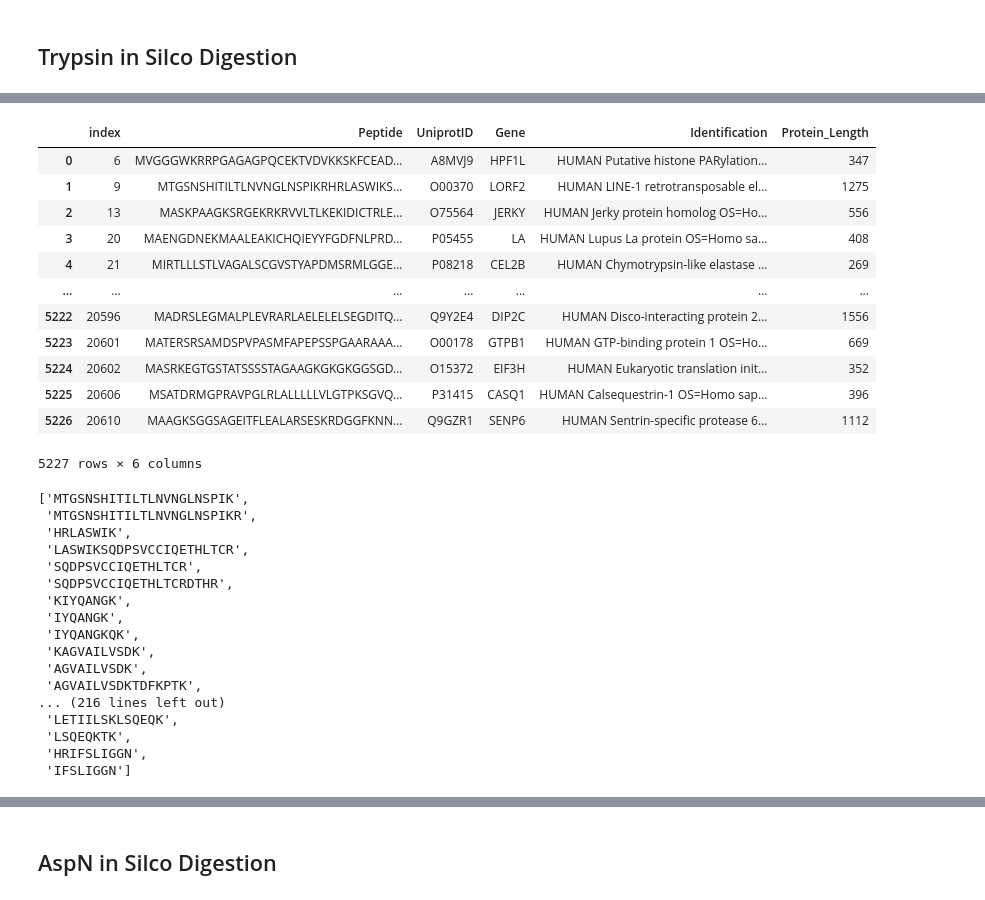
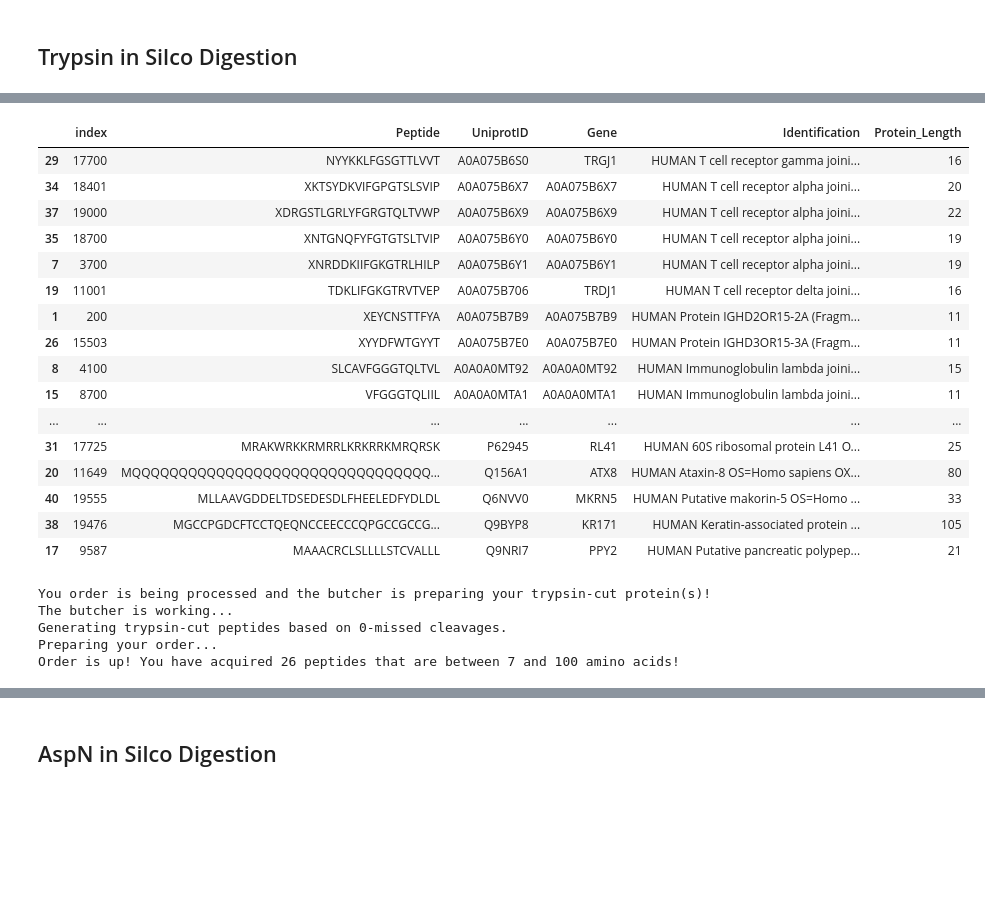
Before and after one commit to TTCooper-PhD/Limited_Proteolysis_Hive, a Jupyter notebook: HeLa/Unfractioned_Tryp_AspN_GluC/HeLa_1vs18hr_Shotgun.ipynb, the cells around one changed output, grey strips where cells are left out. Drawn from its saved outputs; the diff is of its cells as text; code cells hidden in the pictures; blank space fills up the shorter version.

```diff
--- a/HeLa/Unfractioned_Tryp_AspN_GluC/HeLa_1vs18hr_Shotgun.ipynb
+++ b/HeLa/Unfractioned_Tryp_AspN_GluC/HeLa_1vs18hr_Shotgun.ipynb
@@ -34 +38,3 @@ Here ya go boss!
+# %%
+Menu.drop(Menu.columns[0], axis=1, inplace=True)
 # %%
@@ -69,7 +64,7 @@ enzyme="trypsin"
 Tryp_Peptides=[]
 for site in missed_sites:
     x=f"Tryp_{site}_dig"
-    z=Chef.ButcherShop(Menu,target="Peptide",identifier="Gene", rule=enzyme,min_charge=1.55,missed=site,exception=None,min_length=7,max_length=100)
+    z=Chef.ButcherShop(Menu,target="Peptide",identifier="UniprotID", rule=enzyme,min_charge=1.55,missed=site,exception=None,min_length=7,max_length=100)
     globals()[str(x)]=Chef.Deli(z,meat_package=True)
     Tryp_Peptides.append(globals()[str(x)])
 # %% [output]
@@ -104,0 +107,2 @@ Tryp_0_dig.head()
+# %%
+Tryp_Peptides[0]["peptide"]=Tryp_Peptides[0]["peptide"].apply(",".join)
@@ -105,6 +125,14 @@ Tryp_0_dig.head()
 # %%
-Marked = set(Tryp_0_dig.gene)
-Total= set(Menu.Gene)
-unique= list(Marked ^ Total)
-len(unique)
+Trypsin_Missed_Count=[]
+Trypsin_Missed={}
+i=0
+for df in Tryp_Peptides:
+    Marked = set(df.gene)
+    Total= set(Menu.UniprotID)
+    unique= list(Marked ^ Total)
+    x=len(unique)
+    Trypsin_Missed_Count.append(x)
+    Trypsin_Missed[i]=unique
+    i=+1
+Trypsin_Missed[0]
 # %% [output]
@@ -112,39 +156,31 @@ len(unique)
 # %%
-T_Missed = Menu[Menu['Gene'].isin(unique)]
-T_Missed.reset_index(inplace=True)
-T_Missed
+T_Missed_0 = Menu[Menu['UniprotID'].isin(Trypsin_Missed[0])]
+T_Missed_0.reset_index(inplace=True)
+T_Missed_0.sort_values("UniprotID")
 # %% [output]
 |  | index | Peptide | UniprotID | Gene | Identification | Protein_Length |
-| 0 | 6 | MVGGGWKRRPGAGAGPQCEKTVDVKKSKFCEAD... | A8MVJ9 | HPF1L | HUMAN Putative histone PARylation... | 347 |
-| 1 | 9 | MTGSNSHITILTLNVNGLNSPIKRHRLASWIKS... | O00370 | LORF2 | HUMAN LINE-1 retrotransposable el... | 1275 |
-| 2 | 13 | MASKPAAGKSRGEKRKRVVLTLKEKIDICTRLE... | O75564 | JERKY | HUMAN Jerky protein homolog OS=Ho... | 556 |
-| 3 | 20 | MAENGDNEKMAALEAKICHQIEYYFGDFNLPRD... | P05455 | LA | HUMAN Lupus La protein OS=Homo sa... | 408 |
-| 4 | 21 | MIRTLLLSTLVAGALSCGVSTYAPDMSRMLGGE... | P08218 | CEL2B | HUMAN Chymotrypsin-like elastase ... | 269 |
+| 29 | 17700 | NYYKKLFGSGTTLVVT | A0A075B6S0 | TRGJ1 | HUMAN T cell receptor gamma joini... | 16 |
+| 34 | 18401 | XKTSYDKVIFGPGTSLSVIP | A0A075B6X7 | A0A075B6X7 | HUMAN T cell receptor alpha joini... | 20 |
+| 37 | 19000 | XDRGSTLGRLYFGRGTQLTVWP | A0A075B6X9 | A0A075B6X9 | HUMAN T cell receptor alpha joini... | 22 |
+| 35 | 18700 | XNTGNQFYFGTGTSLTVIP | A0A075B6Y0 | A0A075B6Y0 | HUMAN T cell receptor alpha joini... | 19 |
+| 7 | 3700 | XNRDDKIIFGKGTRLHILP | A0A075B6Y1 | A0A075B6Y1 | HUMAN T cell receptor alpha joini... | 19 |
+| 19 | 11001 | TDKLIFGKGTRVTVEP | A0A075B706 | TRDJ1 | HUMAN T cell receptor delta joini... | 16 |
+| 1 | 200 | XEYCNSTTFYA | A0A075B7B9 | A0A075B7B9 | HUMAN Protein IGHD2OR15-2A (Fragm... | 11 |
+| 26 | 15503 | XYYDFWTGYYT | A0A075B7E0 | A0A075B7E0 | HUMAN Protein IGHD3OR15-3A (Fragm... | 11 |
+| 8 | 4100 | SLCAVFGGGTQLTVL | A0A0A0MT92 | A0A0A0MT92 | HUMAN Immunoglobulin lambda joini... | 15 |
+| 15 | 8700 | VFGGGTQLIIL | A0A0A0MTA1 | A0A0A0MTA1 | HUMAN Immunoglobulin lambda joini... | 11 |
 | ... | ... | ... | ... | ... | ... | ... |
-| 5222 | 20596 | MADRSLEGMALPLEVRARLAELELELSEGDITQ... | Q9Y2E4 | DIP2C | HUMAN Disco-interacting protein 2... | 1556 |
-| 5223 | 20601 | MATERSRSAMDSPVPASMFAPEPSSPGAARAAA... | O00178 | GTPB1 | HUMAN GTP-binding protein 1 OS=Ho... | 669 |
-| 5224 | 20602 | MASRKEGTGSTATSSSSTAGAAGKGKGKGGSGD... | O15372 | EIF3H | HUMAN Eukaryotic translation init... | 352 |
-| 5225 | 20606 | MSATDRMGPRAVPGLRLALLLLLVLGTPKSGVQ... | P31415 | CASQ1 | HUMAN Calsequestrin-1 OS=Homo sap... | 396 |
-| 5226 | 20610 | MAAGKSGGSAGEITFLEALARSESKRDGGFKNN... | Q9GZR1 | SENP6 | HUMAN Sentrin-specific protease 6... | 1112 |
+| 31 | 17725 | MRAKWRKKRMRRLKRKRRKMRQRSK | P62945 | RL41 | HUMAN 60S ribosomal protein L41 O... | 25 |
+| 20 | 11649 | MQQQQQQQQQQQQQQQQQQQQQQQQQQQQQQQQ... | Q156A1 | ATX8 | HUMAN Ataxin-8 OS=Homo sapiens OX... | 80 |
+| 40 | 19555 | MLLAAVGDDELTDSEDESDLFHEELEDFYDLDL | Q6NVV0 | MKRN5 | HUMAN Putative makorin-5 OS=Homo ... | 33 |
+| 38 | 19476 | MGCCPGDCFTCCTQEQNCCEECCCQPGCCGCCG... | Q9BYP8 | KR171 | HUMAN Keratin-associated protein ... | 105 |
+| 17 | 9587 | MAAACRCLSLLLLSTCVALLL | Q9NRI7 | PPY2 | HUMAN Putative pancreatic polypep... | 21 |
-5227 rows × 6 columns
 # %%
-x=Chef.Cleaver(T_Missed["Peptide"][1],rule="trypsin",exception=None,missed_cleavages=1,min_length=7,max_length=100)
-x
+x=Chef.ButcherShop(T_Missed_0,target="Peptide",identifier="UniprotID", rule=enzyme,min_charge=-0.1,missed=0,exception=None,min_length=7,max_length=100)
+x=Chef.Deli(x,meat_package=True)
 # %% [output]
-['MTGSNSHITILTLNVNGLNSPIK',
- 'MTGSNSHITILTLNVNGLNSPIKR',
- 'HRLASWIK',
- 'LASWIKSQDPSVCCIQETHLTCR',
- 'SQDPSVCCIQETHLTCR',
- 'SQDPSVCCIQETHLTCRDTHR',
- 'KIYQANGK',
- 'IYQANGK',
- 'IYQANGKQK',
- 'KAGVAILVSDK',
- 'AGVAILVSDK',
- 'AGVAILVSDKTDFKPTK',
-... (216 lines left out)
- 'LETIILSKLSQEQK',
- 'LSQEQKTK',
- 'HRIFSLIGGN',
- 'IFSLIGGN']
+You order is being processed and the butcher is preparing your trypsin-cut protein(s)!
+The butcher is working...
+Generating trypsin-cut peptides based on 0-missed cleavages.
+Preparing your order...
+Order is up! You have acquired 26 peptides that are between 7 and 100 amino acids!
```
Also changed, not shown: parts of 23 cells of this notebook, 1 other file.
